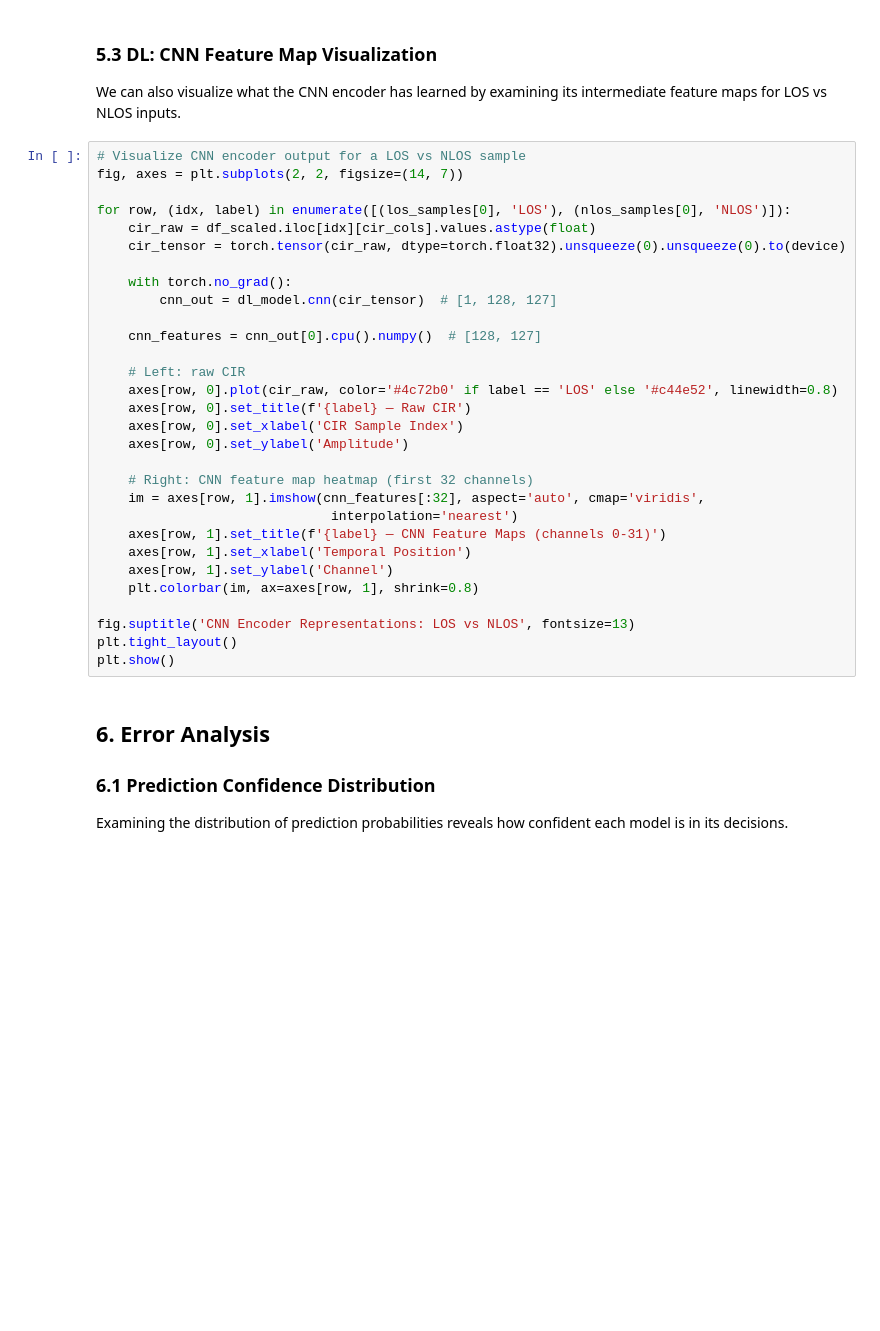
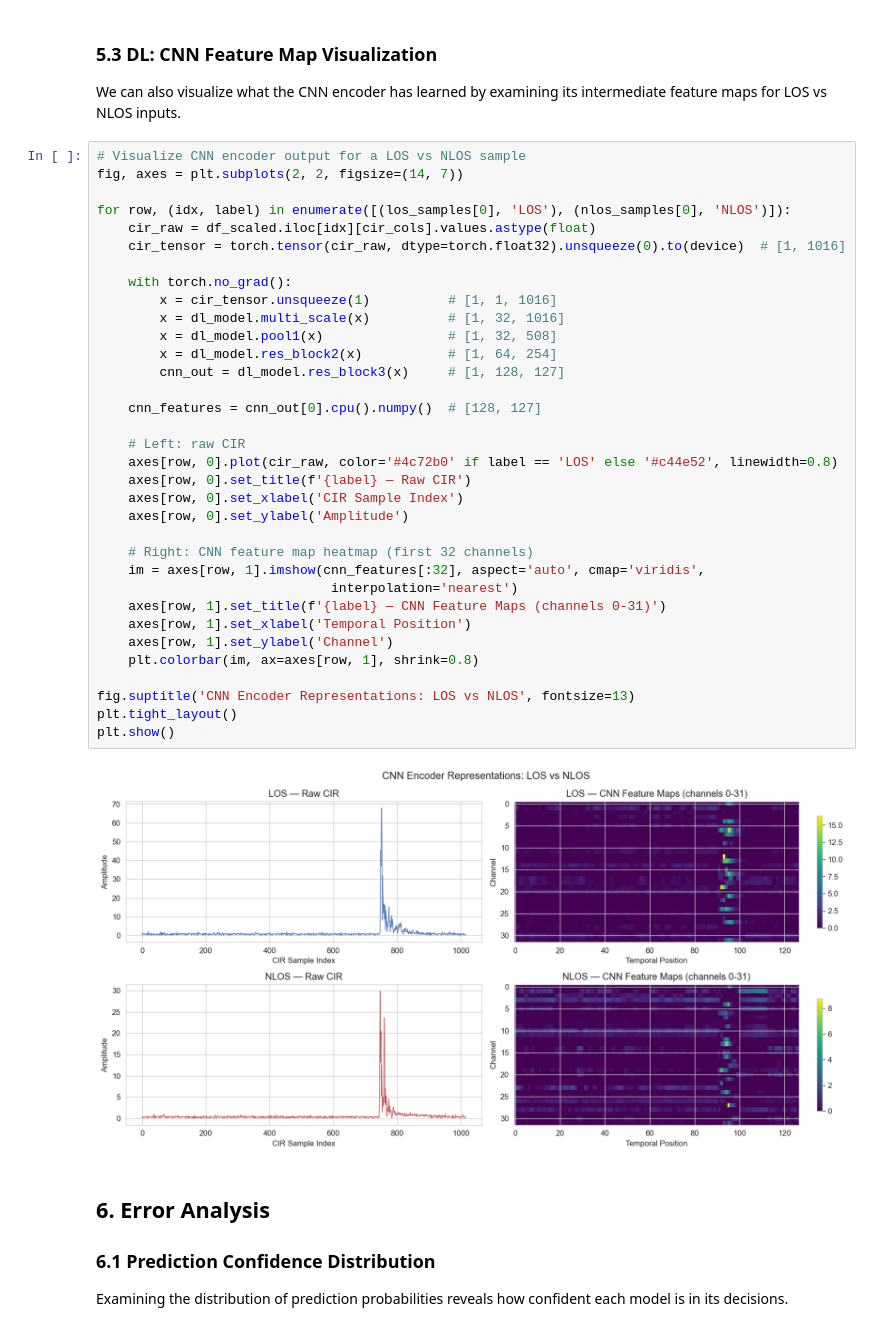
Before and after one commit to hoshinoht/csc3105-project, a Jupyter notebook: evaluation.ipynb, the cells around one changed output. Cells and saved outputs as stored; diff of their text form; blank space fills up the shorter version.

```diff
--- a/evaluation.ipynb
+++ b/evaluation.ipynb
@@ -395,33 +452,39 @@ We can also visualize what the CNN encoder has learned by examining its intermed
 # %%
 # Visualize CNN encoder output for a LOS vs NLOS sample
 fig, axes = plt.subplots(2, 2, figsize=(14, 7))
 
 for row, (idx, label) in enumerate([(los_samples[0], 'LOS'), (nlos_samples[0], 'NLOS')]):
     cir_raw = df_scaled.iloc[idx][cir_cols].values.astype(float)
-    cir_tensor = torch.tensor(cir_raw, dtype=torch.float32).unsqueeze(0).unsqueeze(0).to(device)
+    cir_tensor = torch.tensor(cir_raw, dtype=torch.float32).unsqueeze(0).to(device)  # [1, 1016]
 
     with torch.no_grad():
-        cnn_out = dl_model.cnn(cir_tensor)  # [1, 128, 127]
+        x = cir_tensor.unsqueeze(1)          # [1, 1, 1016]
+        x = dl_model.multi_scale(x)          # [1, 32, 1016]
+        x = dl_model.pool1(x)                # [1, 32, 508]
+        x = dl_model.res_block2(x)           # [1, 64, 254]
+        cnn_out = dl_model.res_block3(x)     # [1, 128, 127]
 
     cnn_features = cnn_out[0].cpu().numpy()  # [128, 127]
 
     # Left: raw CIR
     axes[row, 0].plot(cir_raw, color='#4c72b0' if label == 'LOS' else '#c44e52', linewidth=0.8)
     axes[row, 0].set_title(f'{label} — Raw CIR')
     axes[row, 0].set_xlabel('CIR Sample Index')
     axes[row, 0].set_ylabel('Amplitude')
 
     # Right: CNN feature map heatmap (first 32 channels)
     im = axes[row, 1].imshow(cnn_features[:32], aspect='auto', cmap='viridis',
                               interpolation='nearest')
     axes[row, 1].set_title(f'{label} — CNN Feature Maps (channels 0-31)')
     axes[row, 1].set_xlabel('Temporal Position')
     axes[row, 1].set_ylabel('Channel')
     plt.colorbar(im, ax=axes[row, 1], shrink=0.8)
 
 fig.suptitle('CNN Encoder Representations: LOS vs NLOS', fontsize=13)
 plt.tight_layout()
 plt.show()
+# %% [output]
+[figure, added]
 # %% [markdown]
 ## 6. Error Analysis
 
```
Also changed, not shown: parts of 15 cells of this notebook.
